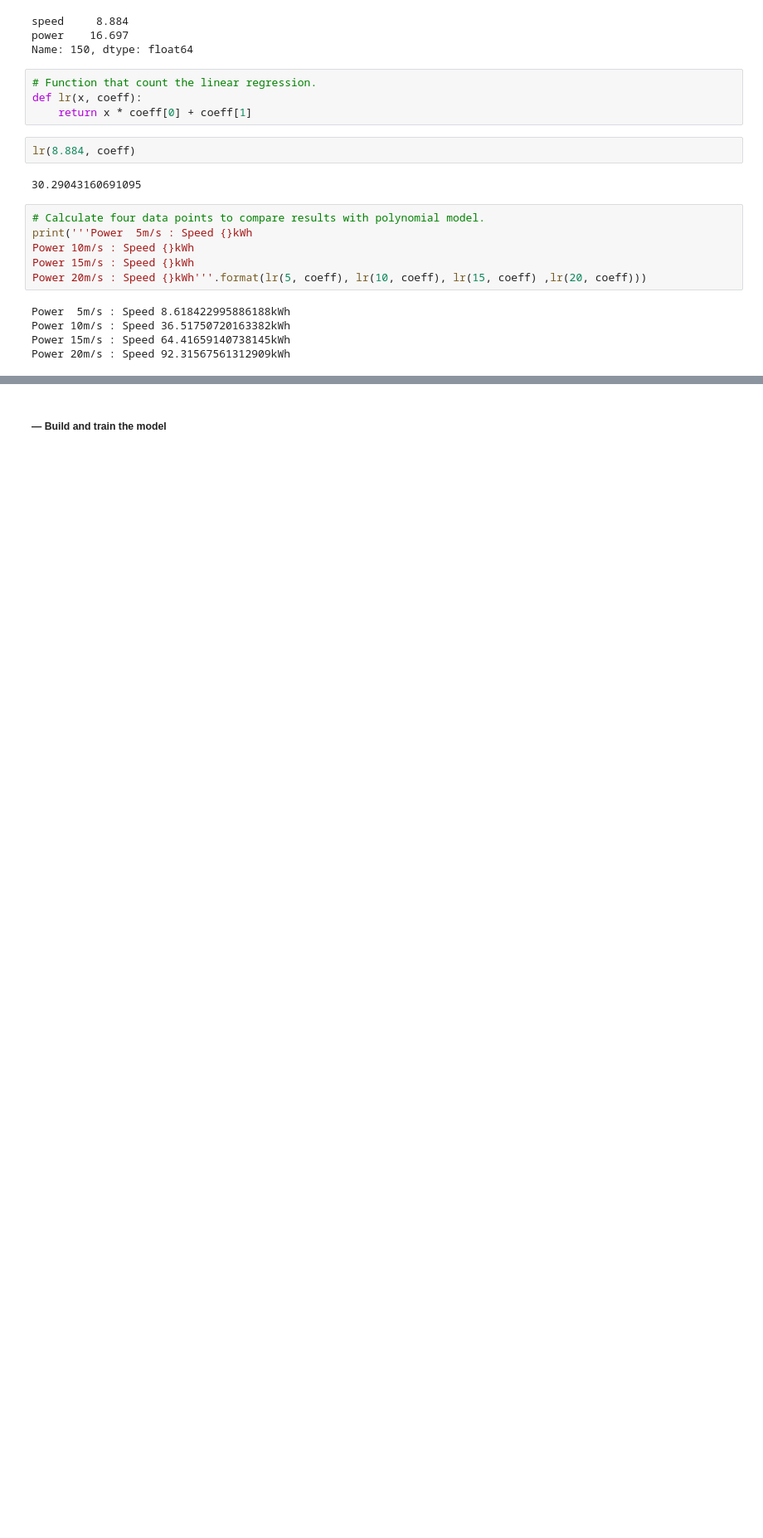
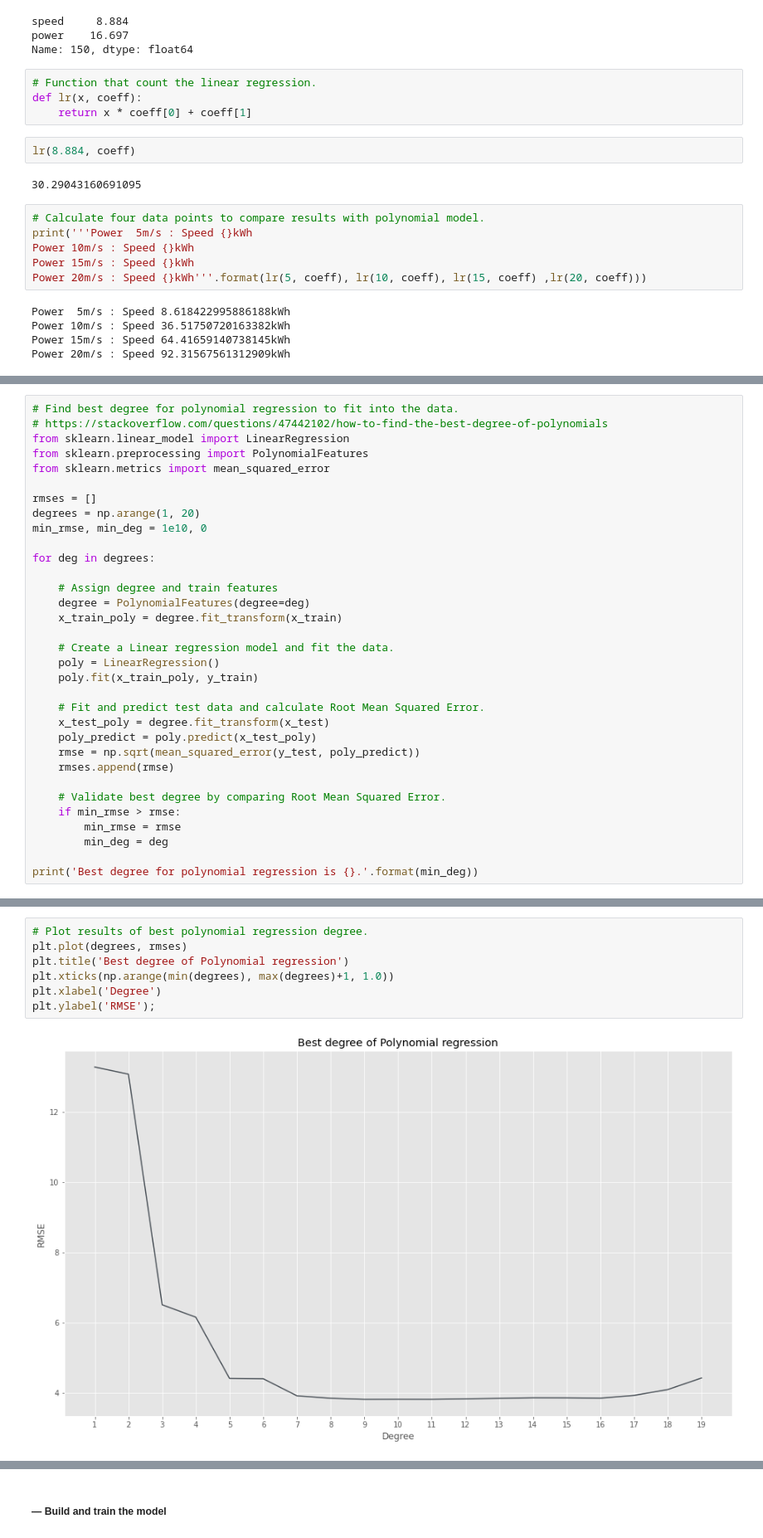
Before and after one commit to mizydorek/Fundamentals-of-Data-Analysis-Project-2020, a Jupyter notebook: project.ipynb, the cells around one changed output, grey strips where cells are left out. Shown: that part at 83% size. Cells and saved outputs as stored; diff of their text form; blank space fills up the shorter version.

```diff
--- a/project.ipynb
+++ b/project.ipynb
@@ -487,0 +349,33 @@ plt.ylabel('Power Output');
+# %%
+# Find best degree for polynomial regression to fit into the data.
+# https://stackoverflow.com/questions/47442102/how-to-find-the-best-degree-of-polynomials
+from sklearn.linear_model import LinearRegression
+from sklearn.preprocessing import PolynomialFeatures
+from sklearn.metrics import mean_squared_error
+
+rmses = []
+degrees = np.arange(1, 20)
+min_rmse, min_deg = 1e10, 0
+
+for deg in degrees:
+
+    # Assign degree and train features
+    degree = PolynomialFeatures(degree=deg)
+    x_train_poly = degree.fit_transform(x_train)
+
+    # Create a Linear regression model and fit the data.
+    poly = LinearRegression()
+    poly.fit(x_train_poly, y_train)
+
+    # Fit and predict test data and calculate Root Mean Squared Error.
+    x_test_poly = degree.fit_transform(x_test)
+    poly_predict = poly.predict(x_test_poly)
+    rmse = np.sqrt(mean_squared_error(y_test, poly_predict))
+    rmses.append(rmse)
+
+    # Validate best degree by comparing Root Mean Squared Error.
+    if min_rmse > rmse:
+        min_rmse = rmse
+        min_deg = deg
+
+print('Best degree for polynomial regression is {}.'.format(min_deg))
@@ -487,0 +384,9 @@ plt.ylabel('Power Output');
+# %%
+# Plot results of best polynomial regression degree.
+plt.plot(degrees, rmses)
+plt.title('Best degree of Polynomial regression')
+plt.xticks(np.arange(min(degrees), max(degrees)+1, 1.0))
+plt.xlabel('Degree')
+plt.ylabel('RMSE');
+# %% [output]
+[figure, added]
```
Also changed, not shown: parts of 37 cells of this notebook.
